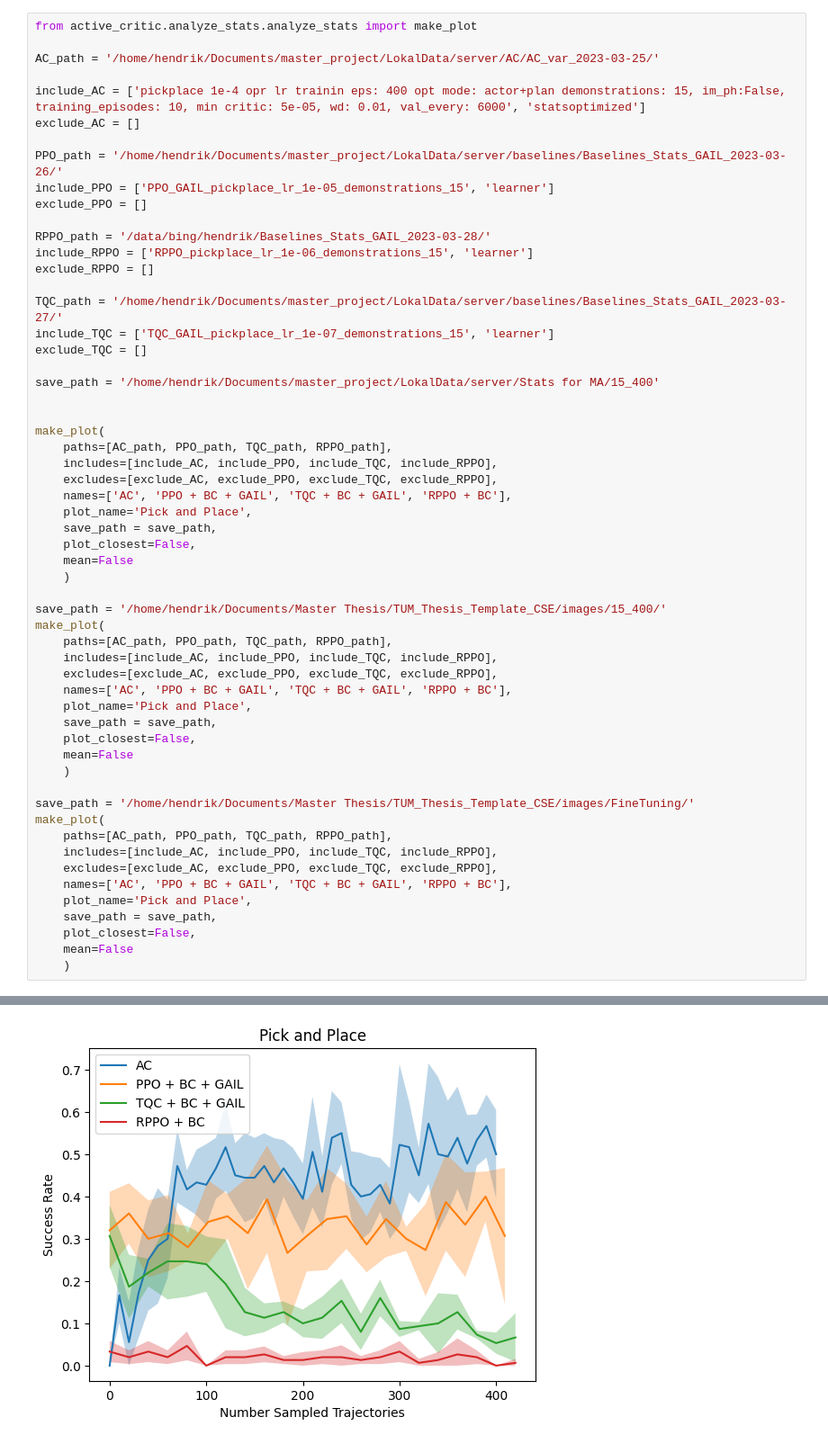
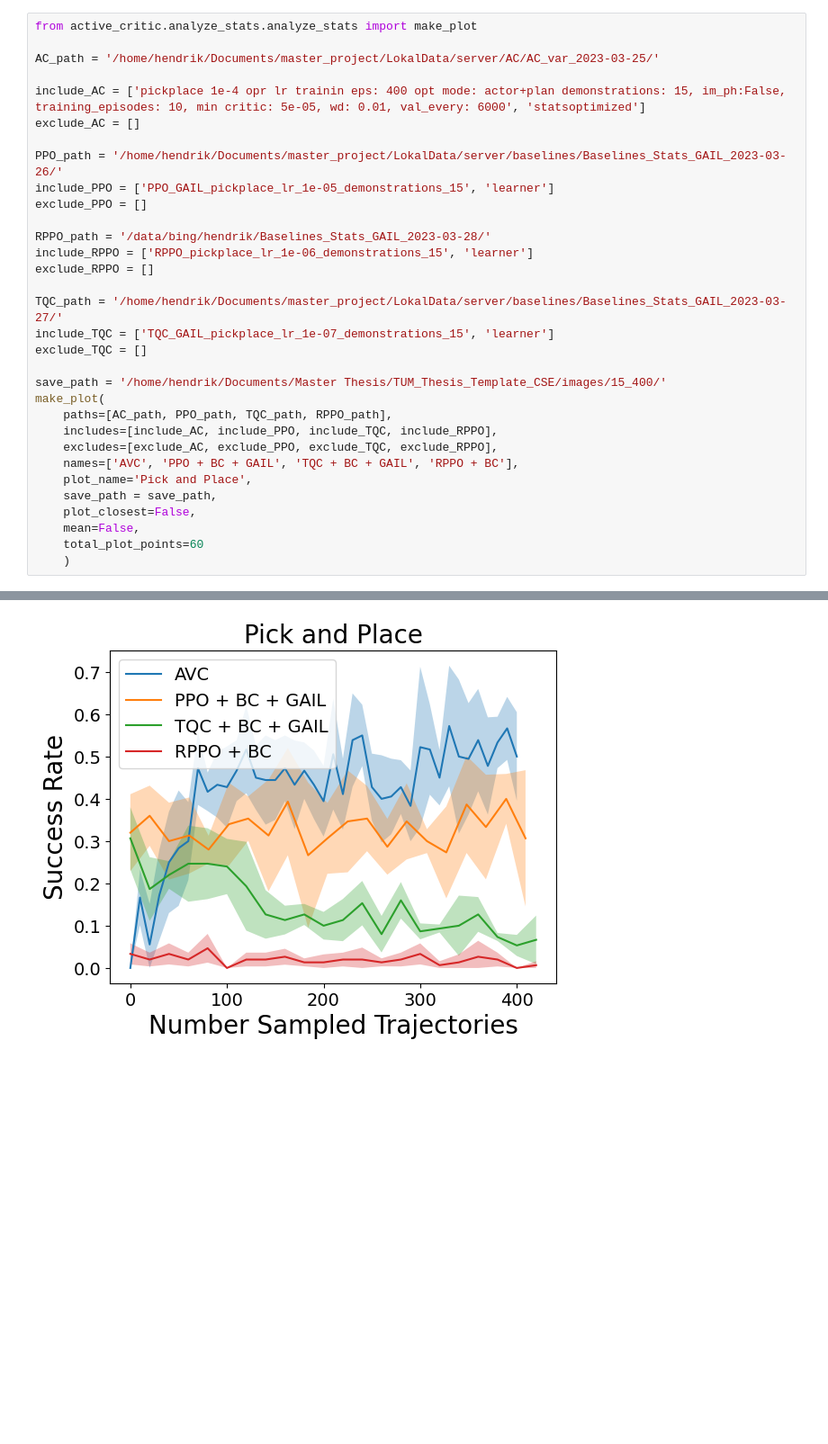
Before and after one commit to ReliableTree/ActiveCritic, a Jupyter notebook: src/active_critic/analyze_stats/400_eps/15/PickPlace_15.ipynb, the cells around one changed output, grey strips where cells are left out. Shown at 90% size. Cells and saved outputs as stored; diff of their text form; blank space fills up the shorter version.

Commit message:
bigger plots. AVC

```diff
--- a/src/active_critic/analyze_stats/400_eps/15/PickPlace_15.ipynb
+++ b/src/active_critic/analyze_stats/400_eps/15/PickPlace_15.ipynb
@@ -18,43 +18,18 @@ TQC_path = '/home/hendrik/Documents/master_project/LokalData/server/baselines/Ba
 include_TQC = ['TQC_GAIL_pickplace_lr_1e-07_demonstrations_15', 'learner']
 exclude_TQC = []
 
-save_path = '/home/hendrik/Documents/master_project/LokalData/server/Stats for MA/15_400'
-
-
-make_plot(
-    paths=[AC_path, PPO_path, TQC_path, RPPO_path],
-    includes=[include_AC, include_PPO, include_TQC, include_RPPO],
-    excludes=[exclude_AC, exclude_PPO, exclude_TQC, exclude_RPPO],
-    names=['AC', 'PPO + BC + GAIL', 'TQC + BC + GAIL', 'RPPO + BC'],
-    plot_name='Pick and Place',
-    save_path = save_path,
-    plot_closest=False,
-    mean=False
-    )
-
 save_path = '/home/hendrik/Documents/Master Thesis/TUM_Thesis_Template_CSE/images/15_400/'
 make_plot(
     paths=[AC_path, PPO_path, TQC_path, RPPO_path],
     includes=[include_AC, include_PPO, include_TQC, include_RPPO],
     excludes=[exclude_AC, exclude_PPO, exclude_TQC, exclude_RPPO],
-    names=['AC', 'PPO + BC + GAIL', 'TQC + BC + GAIL', 'RPPO + BC'],
+    names=['AVC', 'PPO + BC + GAIL', 'TQC + BC + GAIL', 'RPPO + BC'],
     plot_name='Pick and Place',
     save_path = save_path,
     plot_closest=False,
-    mean=False
+    mean=False,
+    total_plot_points=60
     )
-
-save_path = '/home/hendrik/Documents/Master Thesis/TUM_Thesis_Template_CSE/images/FineTuning/'
-make_plot(
-    paths=[AC_path, PPO_path, TQC_path, RPPO_path],
-    includes=[include_AC, include_PPO, include_TQC, include_RPPO],
-    excludes=[exclude_AC, exclude_PPO, exclude_TQC, exclude_RPPO],
-    names=['AC', 'PPO + BC + GAIL', 'TQC + BC + GAIL', 'RPPO + BC'],
-    plot_name='Pick and Place',
-    save_path = save_path,
-    plot_closest=False,
-    mean=False
-    )
 # %% [output]
 for path: /home/hendrik/Documents/master_project/LokalData/server/AC/AC_var_2023-03-25/: 4
 for path: /home/hendrik/Documents/master_project/LokalData/server/baselines/Baselines_Stats_GAIL_2023-03-26/: 3
@@ -71 +38 @@ for path: /data/bing/hendrik/Baselines_Stats_GAIL_2023-03-28/: 3
-[figure, old version]
+[figure, new version]
```
Also changed, not shown: parts of 2 cells of this notebook, 15 other files.
